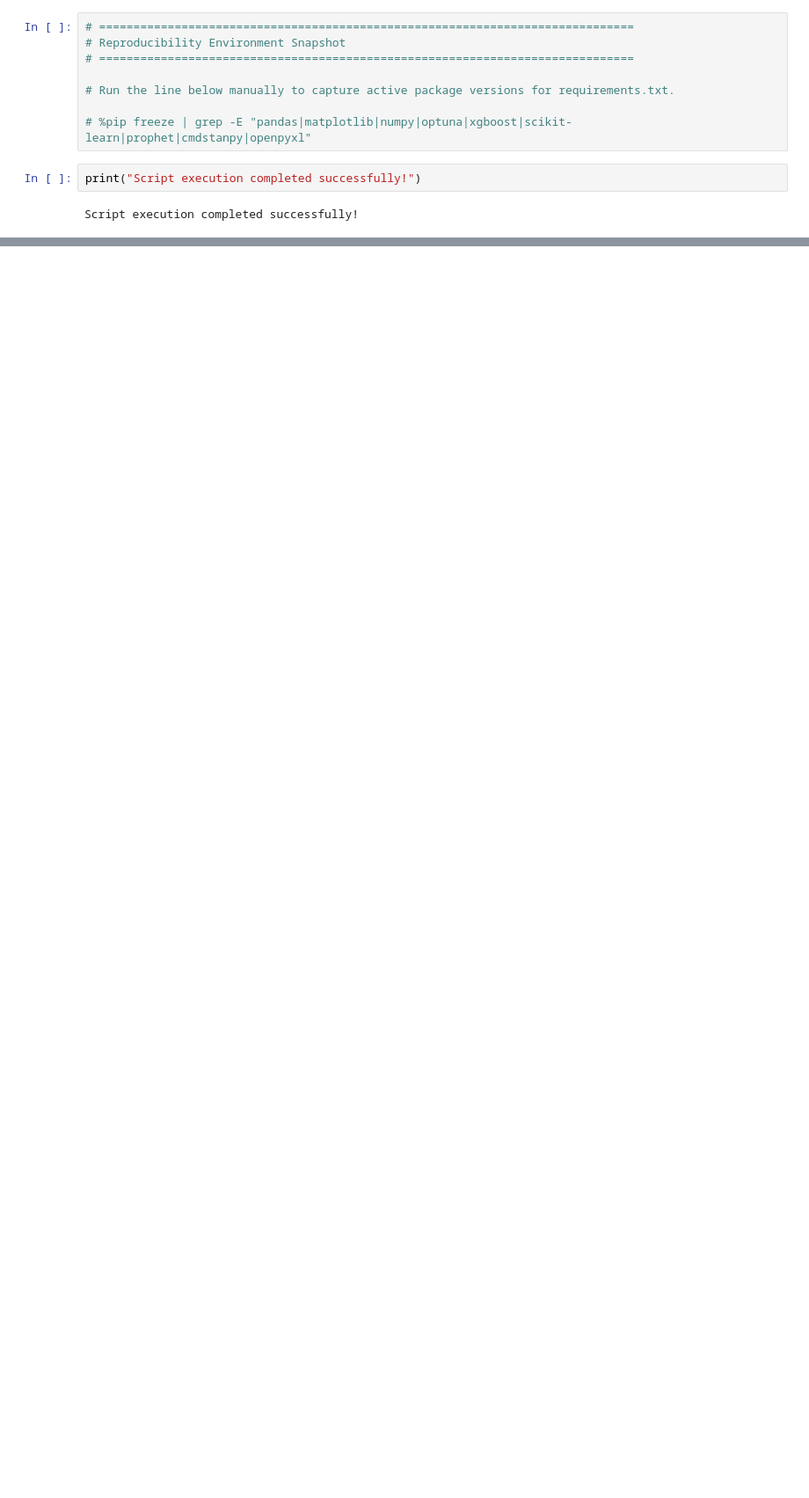
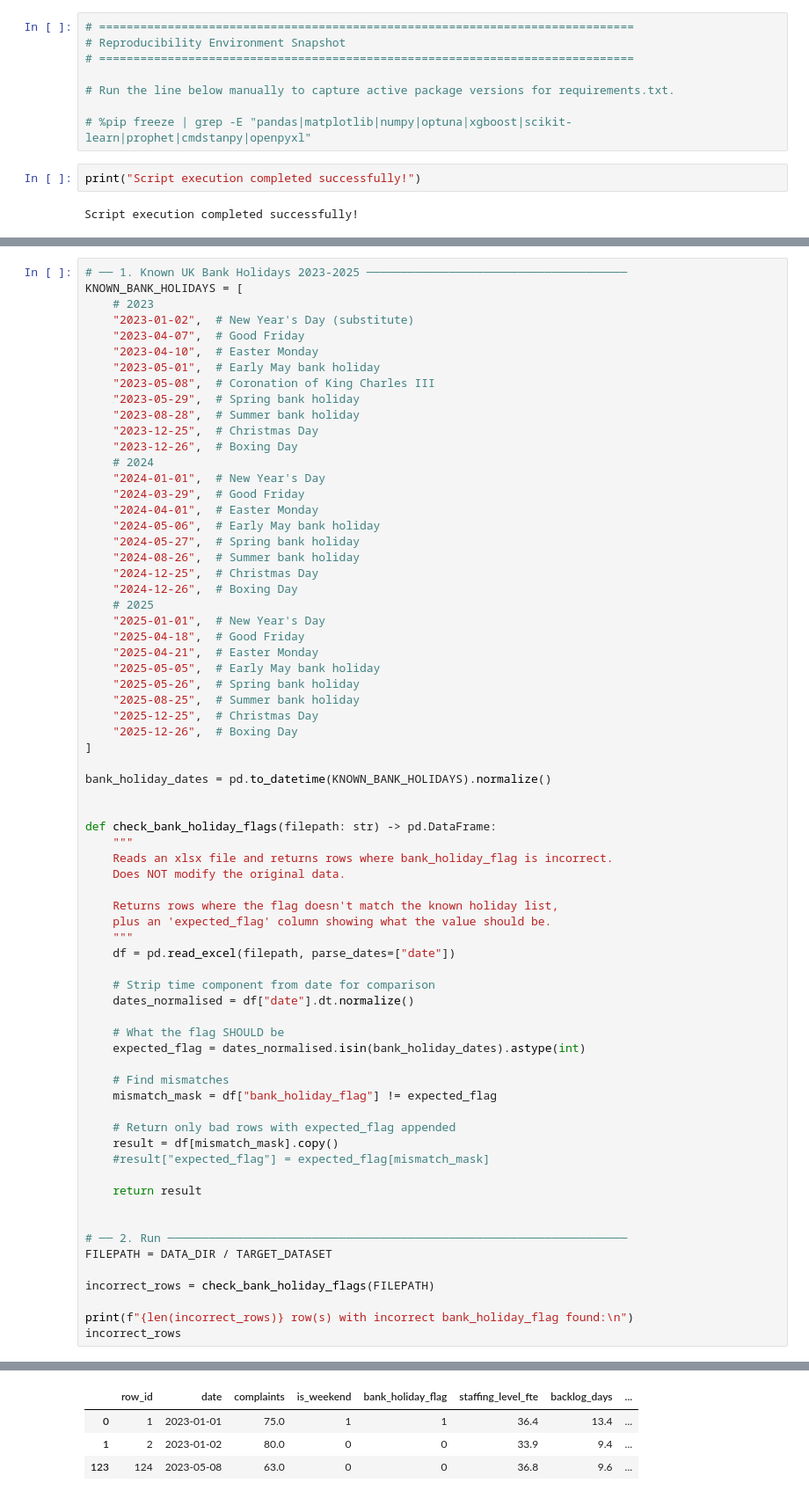
Before and after one commit to Lua-Matlab-Python-R-J2EE/ombudsman-complaints-forecast, a Jupyter notebook: notebooks/pds_task.ipynb, the cells around one changed output, grey strips where cells are left out. Shown at 88% size. Cells and saved outputs as stored; diff of their text form; blank space fills up the shorter version.

Commit message:
Added bank holiday validation section to notebook and updated README

```diff
--- a/notebooks/pds_task.ipynb
+++ b/notebooks/pds_task.ipynb
@@ -1496,0 +1501,70 @@ Script execution completed successfully!
+# %%
+# ── 1. Known UK Bank Holidays 2023-2025 ──────────────────────────────────────
+KNOWN_BANK_HOLIDAYS = [
+    # 2023
+    "2023-01-02",  # New Year's Day (substitute)
+    "2023-04-07",  # Good Friday
+    "2023-04-10",  # Easter Monday
+    "2023-05-01",  # Early May bank holiday
+    "2023-05-08",  # Coronation of King Charles III
+    "2023-05-29",  # Spring bank holiday
+    "2023-08-28",  # Summer bank holiday
+    "2023-12-25",  # Christmas Day
+    "2023-12-26",  # Boxing Day
+    # 2024
+    "2024-01-01",  # New Year's Day
+    "2024-03-29",  # Good Friday
+    "2024-04-01",  # Easter Monday
+    "2024-05-06",  # Early May bank holiday
+    "2024-05-27",  # Spring bank holiday
+    "2024-08-26",  # Summer bank holiday
+    "2024-12-25",  # Christmas Day
+    "2024-12-26",  # Boxing Day
+    # 2025
+    "2025-01-01",  # New Year's Day
+    "2025-04-18",  # Good Friday
+    "2025-04-21",  # Easter Monday
+    "2025-05-05",  # Early May bank holiday
+    "2025-05-26",  # Spring bank holiday
+    "2025-08-25",  # Summer bank holiday
+    "2025-12-25",  # Christmas Day
+    "2025-12-26",  # Boxing Day
+]
+
+bank_holiday_dates = pd.to_datetime(KNOWN_BANK_HOLIDAYS).normalize()
+
+
+def check_bank_holiday_flags(filepath: str) -> pd.DataFrame:
+    """
+    Reads an xlsx file and returns rows where bank_holiday_flag is incorrect.
+    Does NOT modify the original data.
+
+    Returns rows where the flag doesn't match the known holiday list,
+    plus an 'expected_flag' column showing what the value should be.
+    """
+    df = pd.read_excel(filepath, parse_dates=["date"])
+
+    # Strip time component from date for comparison
+    dates_normalised = df["date"].dt.normalize()
+
+    # What the flag SHOULD be
+    expected_flag = dates_normalised.isin(bank_holiday_dates).astype(int)
+
+    # Find mismatches
+    mismatch_mask = df["bank_holiday_flag"] != expected_flag
+
+    # Return only bad rows with expected_flag appended
+    result = df[mismatch_mask].copy()
+    #result["expected_flag"] = expected_flag[mismatch_mask]
+
+    return result
+
+
+# ── 2. Run ───────────────────────────────────────────────────────────────────
+FILEPATH = DATA_DIR / TARGET_DATASET
+
+incorrect_rows = check_bank_holiday_flags(FILEPATH)
+
+print(f"{len(incorrect_rows)} row(s) with incorrect bank_holiday_flag found:\n")
+incorrect_rows
+# %% [output]
@@ -1496,0 +1572,4 @@ Script execution completed successfully!
+|  | row_id | date | complaints | is_weekend | bank_holiday_flag | staffing_level_fte | backlog_days | ... |
+| 0 | 1 | 2023-01-01 | 75.0 | 1 | 1 | 36.4 | 13.4 | ... |
+| 1 | 2 | 2023-01-02 | 80.0 | 0 | 0 | 33.9 | 9.4 | ... |
+| 123 | 124 | 2023-05-08 | 63.0 | 0 | 0 | 36.8 | 9.6 | ... |
```
Also changed, not shown: parts of 5 cells of this notebook, 2 other files.
